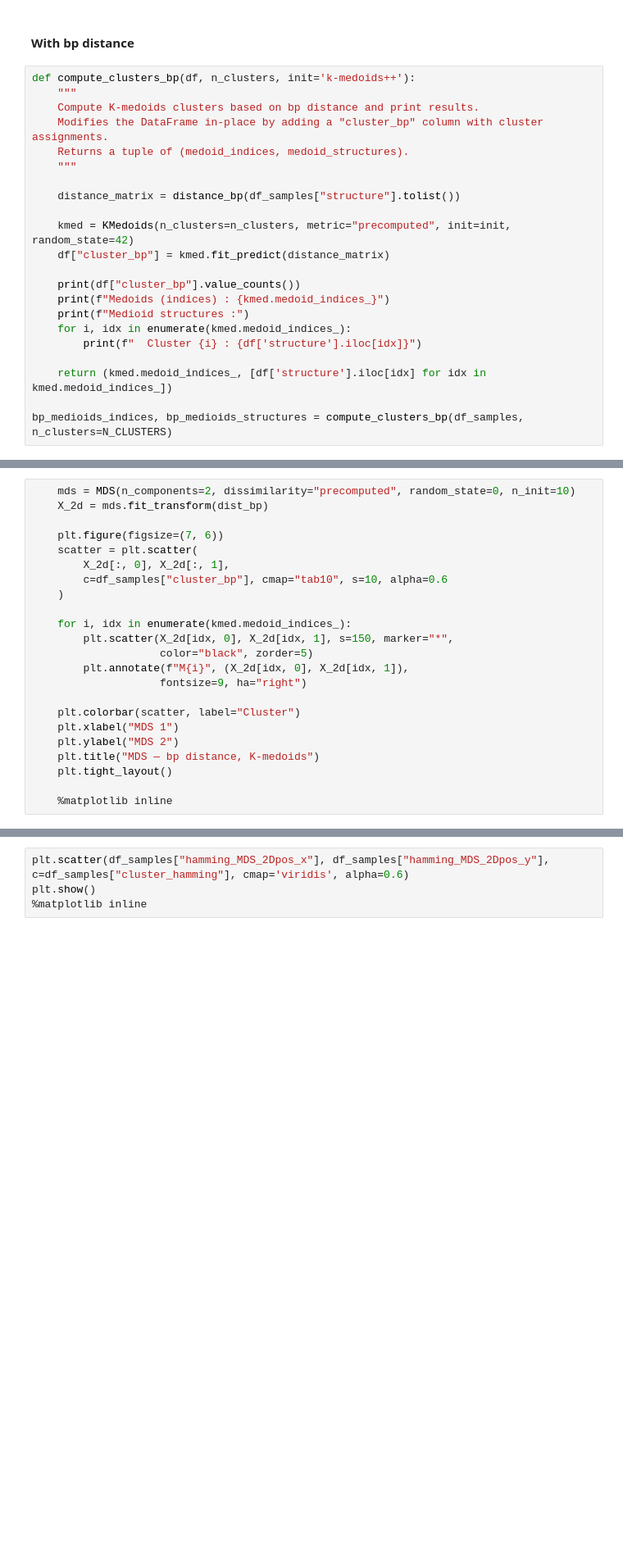
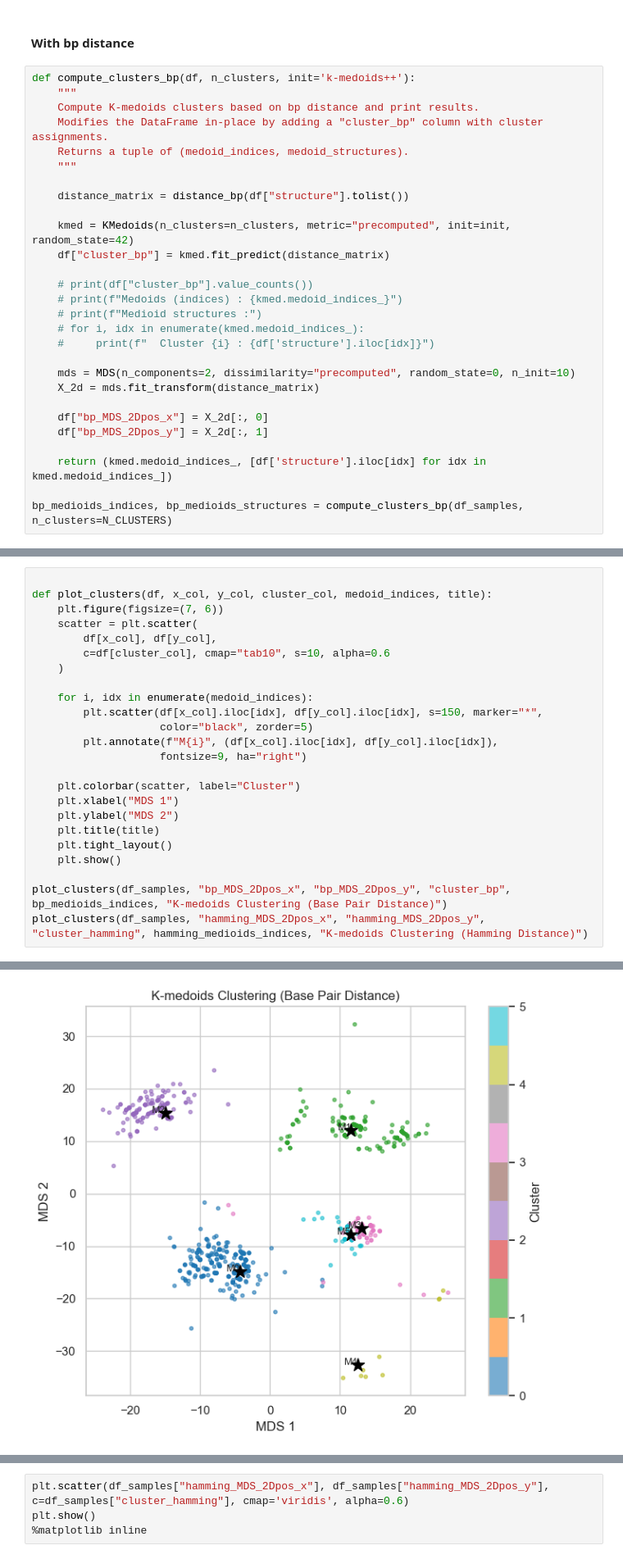
Before and after one commit to beline-y/Clustering-of-RNA-structures, a Jupyter notebook: clustering_rna_structures.ipynb, the cells around one changed output, grey strips where cells are left out. Shown at 82% size. Drawn from its saved outputs; the diff is of its cells as text; blank space fills up the shorter version.

```diff
--- a/clustering_rna_structures.ipynb
+++ b/clustering_rna_structures.ipynb
@@ -583,16 +611,22 @@ def compute_clusters_bp(df, n_clusters, init='k-medoids++'):
     Returns a tuple of (medoid_indices, medoid_structures).
     """
 
-    distance_matrix = distance_bp(df_samples["structure"].tolist())
+    distance_matrix = distance_bp(df["structure"].tolist())
 
     kmed = KMedoids(n_clusters=n_clusters, metric="precomputed", init=init, random_state=42)
     df["cluster_bp"] = kmed.fit_predict(distance_matrix)
 
-    print(df["cluster_bp"].value_counts())
-    print(f"Medoids (indices) : {kmed.medoid_indices_}")
-    print(f"Medioid structures :")
-    for i, idx in enumerate(kmed.medoid_indices_):
-        print(f"  Cluster {i} : {df['structure'].iloc[idx]}")
+    # print(df["cluster_bp"].value_counts())
+    # print(f"Medoids (indices) : {kmed.medoid_indices_}")
+    # print(f"Medioid structures :")
+    # for i, idx in enumerate(kmed.medoid_indices_):
+    #     print(f"  Cluster {i} : {df['structure'].iloc[idx]}")
+
+    mds = MDS(n_components=2, dissimilarity="precomputed", random_state=0, n_init=10)
+    X_2d = mds.fit_transform(distance_matrix)
+
+    df["bp_MDS_2Dpos_x"] = X_2d[:, 0]
+    df["bp_MDS_2Dpos_y"] = X_2d[:, 1]
 
     return (kmed.medoid_indices_, [df['structure'].iloc[idx] for idx in kmed.medoid_indices_])
 
@@ -617,24 +634,25 @@ Medioid structures :
 # %%
-    mds = MDS(n_components=2, dissimilarity="precomputed", random_state=0, n_init=10)
-    X_2d = mds.fit_transform(dist_bp)
 
+def plot_clusters(df, x_col, y_col, cluster_col, medoid_indices, title):
     plt.figure(figsize=(7, 6))
     scatter = plt.scatter(
-        X_2d[:, 0], X_2d[:, 1],
-        c=df_samples["cluster_bp"], cmap="tab10", s=10, alpha=0.6
+        df[x_col], df[y_col],
+        c=df[cluster_col], cmap="tab10", s=10, alpha=0.6
     )
 
-    for i, idx in enumerate(kmed.medoid_indices_):
-        plt.scatter(X_2d[idx, 0], X_2d[idx, 1], s=150, marker="*",
+    for i, idx in enumerate(medoid_indices):
+        plt.scatter(df[x_col].iloc[idx], df[y_col].iloc[idx], s=150, marker="*",
                     color="black", zorder=5)
-        plt.annotate(f"M{i}", (X_2d[idx, 0], X_2d[idx, 1]),
+        plt.annotate(f"M{i}", (df[x_col].iloc[idx], df[y_col].iloc[idx]),
                     fontsize=9, ha="right")
 
     plt.colorbar(scatter, label="Cluster")
     plt.xlabel("MDS 1")
     plt.ylabel("MDS 2")
-    plt.title("MDS — bp distance, K-medoids")
+    plt.title(title)
     plt.tight_layout()
+    plt.show()
 
-    %matplotlib inline
+plot_clusters(df_samples, "bp_MDS_2Dpos_x", "bp_MDS_2Dpos_y", "cluster_bp", bp_medioids_indices, "K-medoids Clustering (Base Pair Distance)")
+plot_clusters(df_samples, "hamming_MDS_2Dpos_x", "hamming_MDS_2Dpos_y", "cluster_hamming", hamming_medioids_indices, "K-medoids Clustering (Hamming Distance)")
 # %% [output]
@@ -641,0 +659 @@ Error:
+[figure, added]
```
Also changed, not shown: parts of 20 cells of this notebook.
